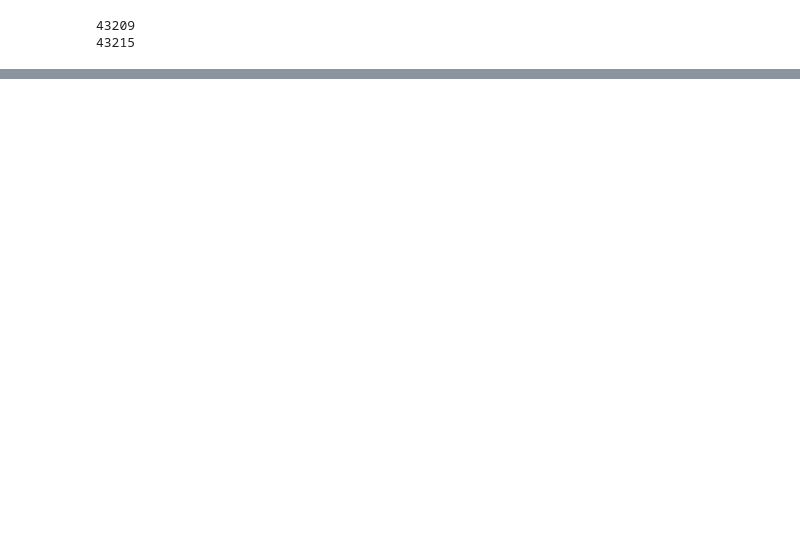
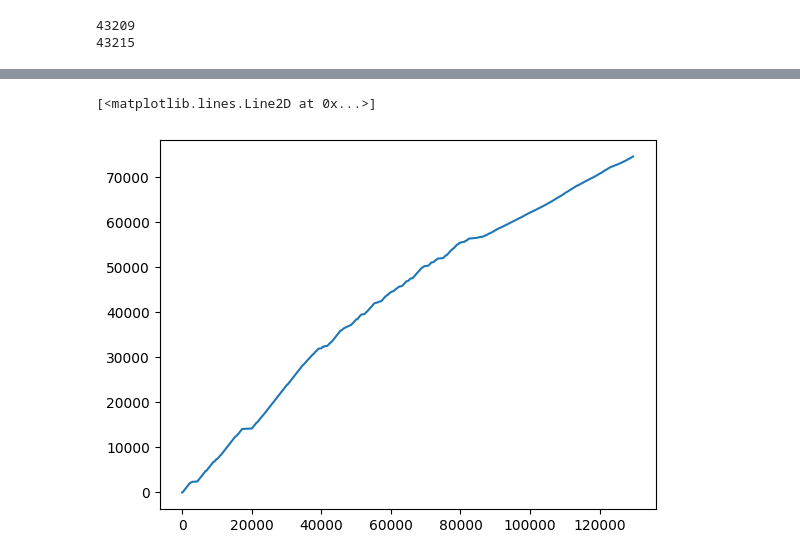
Before and after one commit to DanteNiewenhuis/opendc, a Jupyter notebook: opendc-experiments/opendc-experiments-greenifier/src/main/Python_scripts/OpenDCdemo.ipynb, the cells around one changed output, grey strips where cells are left out. Saved outputs shown, nothing was run; the diff lists cells and outputs as text; code cells hidden in the pictures; blank space fills up the shorter version.

```diff
--- a/opendc-experiments/opendc-experiments-greenifier/src/main/Python_scripts/OpenDCdemo.ipynb
+++ b/opendc-experiments/opendc-experiments-greenifier/src/main/Python_scripts/OpenDCdemo.ipynb
@@ -270,0 +319,12 @@ df_service_multi.tail()
+# %%
+sum_util = []
+
+last_util = 0
+for util in utilization:
+    sum_util.append(util + last_util)
+    last_util = sum_util[-1]
+# %%
+plt.plot(sum_util)
+# %% [output]
+[<matplotlib.lines.Line2D at 0x...>]
+[figure, added]
```
Also changed, not shown: parts of 32 cells of this notebook, 11 other files.
